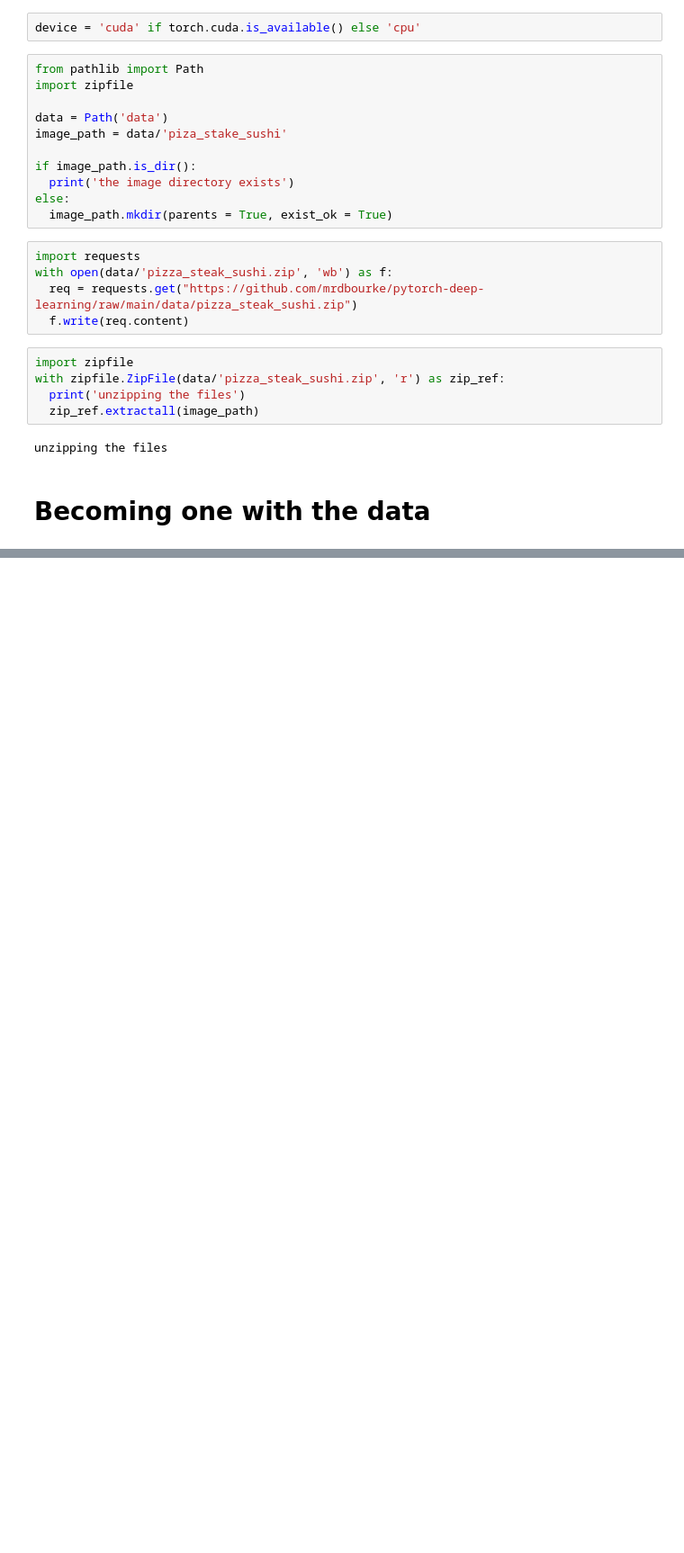
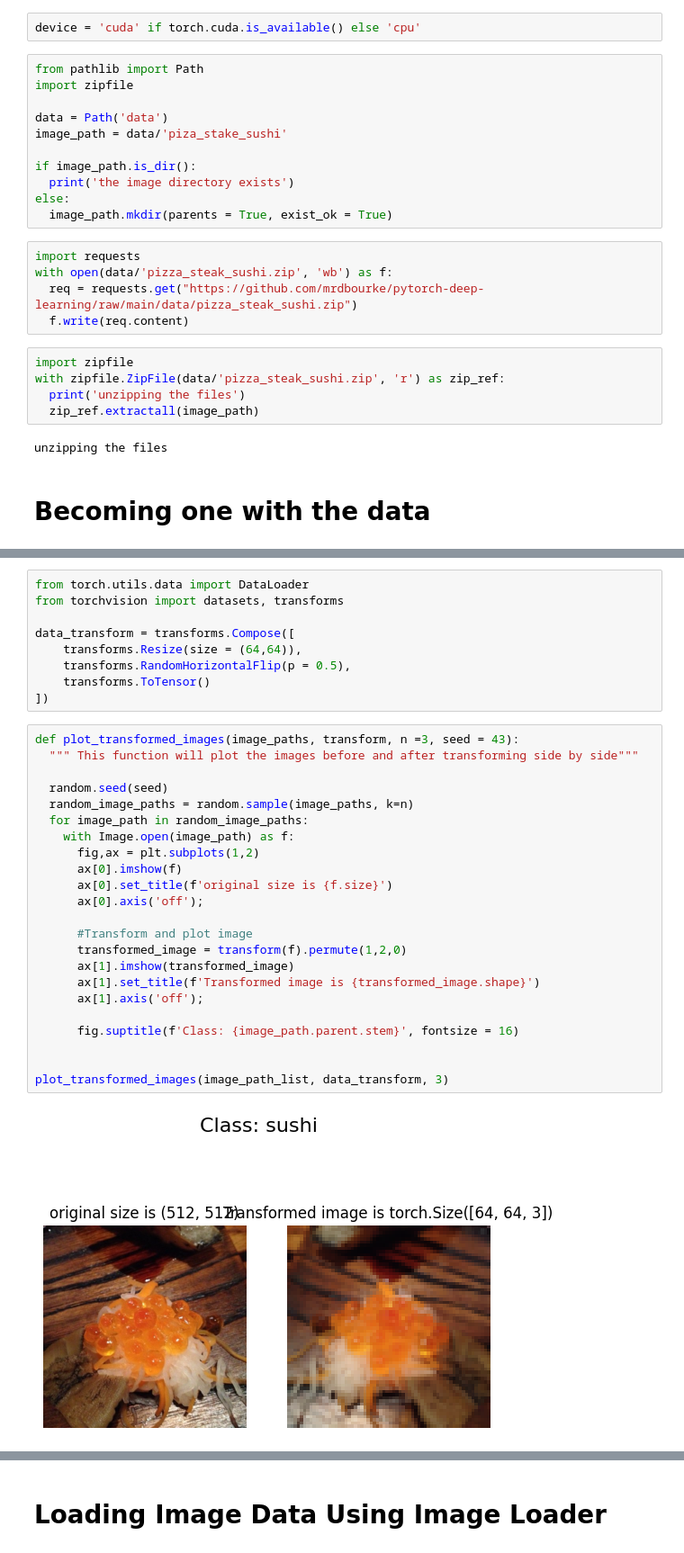
Before and after one commit to saivenkatreddy29/Pytorch-Learning, a Jupyter notebook: Custom_Datasets.ipynb, the cells around one changed output, grey strips where cells are left out. Shown at 90% size. Drawn from its saved outputs; the diff is of its cells as text; blank space fills up the shorter version.

```diff
--- a/Custom_Datasets.ipynb
+++ b/Custom_Datasets.ipynb
@@ -32,0 +101,34 @@ unzipping the files
+# %%
+from torch.utils.data import DataLoader
+from torchvision import datasets, transforms
+
+data_transform = transforms.Compose([
+    transforms.Resize(size = (64,64)),
+    transforms.RandomHorizontalFlip(p = 0.5),
+    transforms.ToTensor()
+])
+# %%
+def plot_transformed_images(image_paths, transform, n =3, seed = 43):
+  """ This function will plot the images before and after transforming side by side"""
+
+  random.seed(seed)
+  random_image_paths = random.sample(image_paths, k=n)
+  for image_path in random_image_paths:
+    with Image.open(image_path) as f:
+      fig,ax = plt.subplots(1,2)
+      ax[0].imshow(f)
+      ax[0].set_title(f'original size is {f.size}')
+      ax[0].axis('off');
+
+      #Transform and plot image
+      transformed_image = transform(f).permute(1,2,0)
+      ax[1].imshow(transformed_image)
+      ax[1].set_title(f'Transformed image is {transformed_image.shape}')
+      ax[1].axis('off');
+
+      fig.suptitle(f'Class: {image_path.parent.stem}', fontsize = 16)
+
+
+plot_transformed_images(image_path_list, data_transform, 3)
+# %% [output]
+[figure, added]
@@ -32,0 +137,2 @@ unzipping the files
+# %% [markdown]
+# **Loading Image Data Using Image Loader**
```
Also changed, not shown: parts of 69 cells of this notebook.
